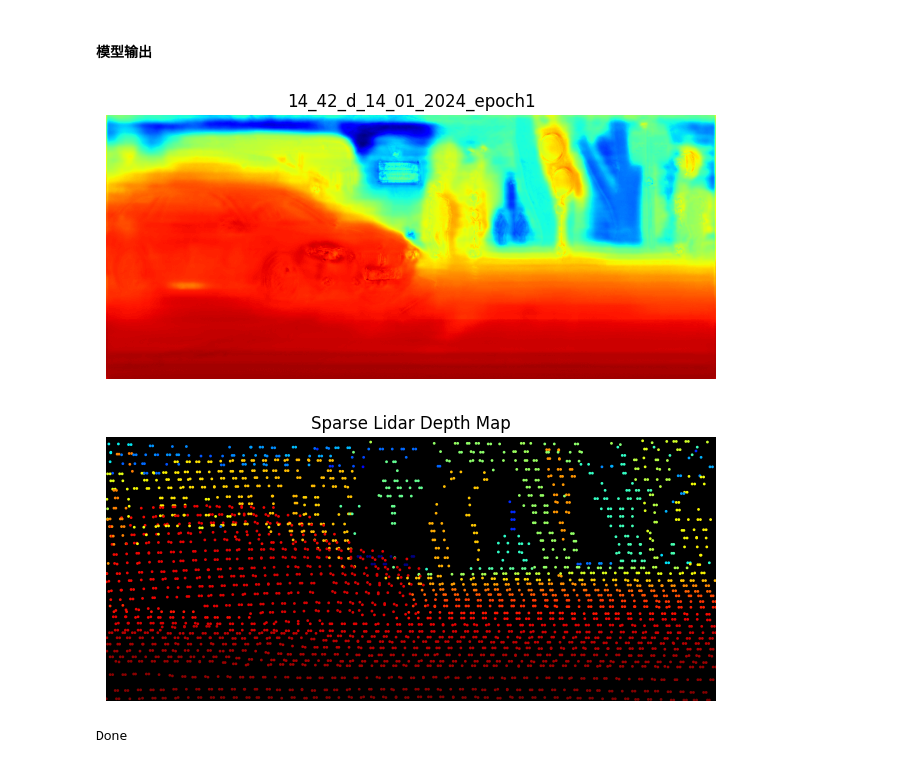
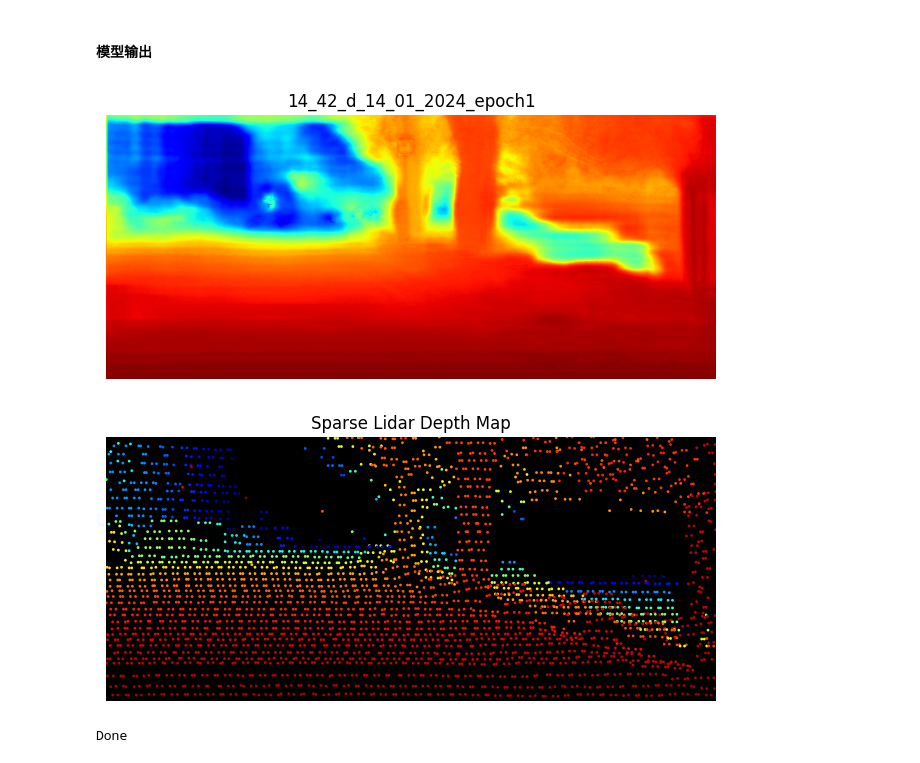
Before and after one commit to Edricos/newG2D, a Jupyter notebook: src/bestEpoch.ipynb, the cells around one changed output. Drawn from its saved outputs; the diff is of its cells as text; code cells hidden in the pictures.

```diff
--- a/src/bestEpoch.ipynb
+++ b/src/bestEpoch.ipynb
@@ -788,39 +788,39 @@ def predictionOut(model, modelDir, img_id):
     plt.tight_layout()
 
     savePath = 'predictOuts/'+modelDir[7:-3]
     if not os.path.exists(savePath):
         os.makedirs(savePath)
     plt.savefig(savePath+'/'+img_id+'.png', bbox_inches='tight')
 
 modelDirs = [
     'models/newG2D-weight_00_53_d_07_01_2024/newG2D-weight_epoch5.h5', # 只对比s2，首次低于基准
     'models/newG2D-weight_01_07_d_04_01_2024/newG2D-weight_epoch1.h5', # 不加DP，第二轮
     'models/newG2D-weight_02_37_d_03_01_2024/newG2D-weight_epoch1.h5', # 加全部DP，第二轮
     # 'models/newG2D-weight_02_37_d_03_01_2024/newG2D-weight_epoch7.h5', # 加全部DP，首次低于基准
     # 'models/newG2D-weight_02_37_d_03_01_2024/newG2D-weight_epoch23.h5', # 加全部DP，收敛
     'models/newG2D-weight_14_42_d_14_01_2024/newG2D-weight_epoch5.h5', # 加全部DP，选通阈值20，6轮
     'models/newG2D-weight_14_42_d_14_01_2024/newG2D-weight_epoch1.h5' # 加全部DP，选通阈值20，2轮
 ]
-
+predic_ct = 50
 # modelDir = 'models/newG2D-weight_00_53_d_07_01_2024/newG2D-weight_epoch5.h5'
 sample_ids_val = readlines(fpath.format("val"))
 
 for modelDir in modelDirs:
     input_img = tf.keras.Input(shape=(720 - crop_size_h * 2, 1280 - crop_size * 2, 3))
     outputs = unet.build_unet(input_img)
     model = tf.keras.Model(inputs=input_img, outputs=outputs)
     model.load_weights(modelDir)
-    for img_id in tqdm.tqdm(sample_ids_val[:10]):
+    for img_id in tqdm.tqdm(sample_ids_val[:predic_ct]):
         predictionOut(model, modelDir, img_id)
 
     del model  # 删除模型对象
     gc.collect()  # 执行垃圾回收
     tf.keras.backend.clear_session()  # 清除当前TF计算图
 # %% [output]
-[figure, old version]
+[figure, new version]
 # %%
 
-for img_id in tqdm.tqdm(sample_ids_val[:10]):
+for img_id in tqdm.tqdm(sample_ids_val[:predic_ct]):
     plt.clf()
     gt_patch, lidar_mask = read_gt_image(
         base_dir, gta_pass, img_id, data_type, min_distance, max_distance)
@@ -837,7 +837,7 @@ for img_id in tqdm.tqdm(sample_ids_val[:10]):
     plt.tight_layout()
     plt.savefig('predictOuts/lidar/'+img_id+'.png', bbox_inches='tight')
 # %% [output]
-[figure, old version]
+[figure, new version]
 # %%
 
 # 拼图
```
Also changed, not shown: parts of 1 cell of this notebook, 40 other files.
